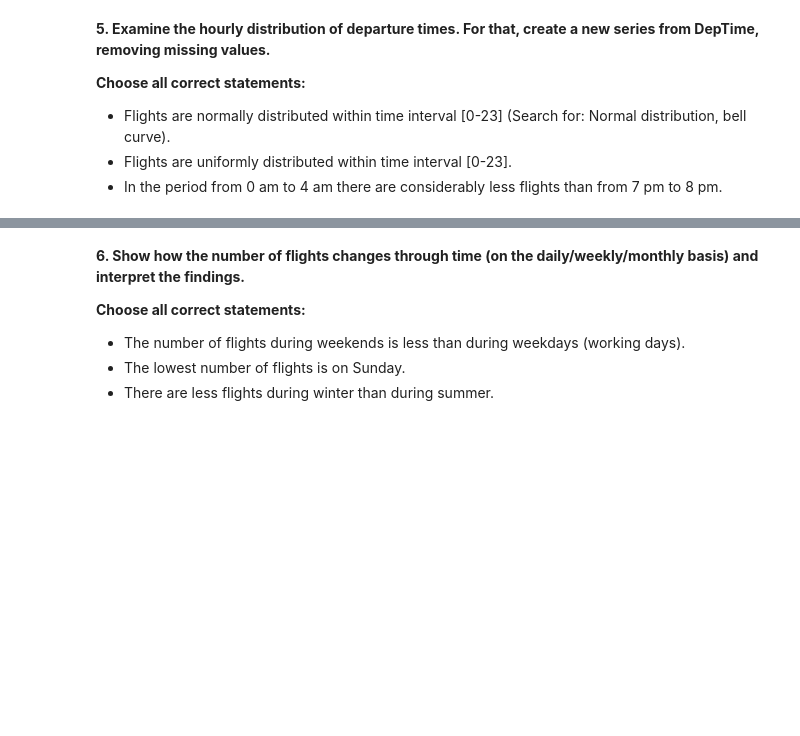
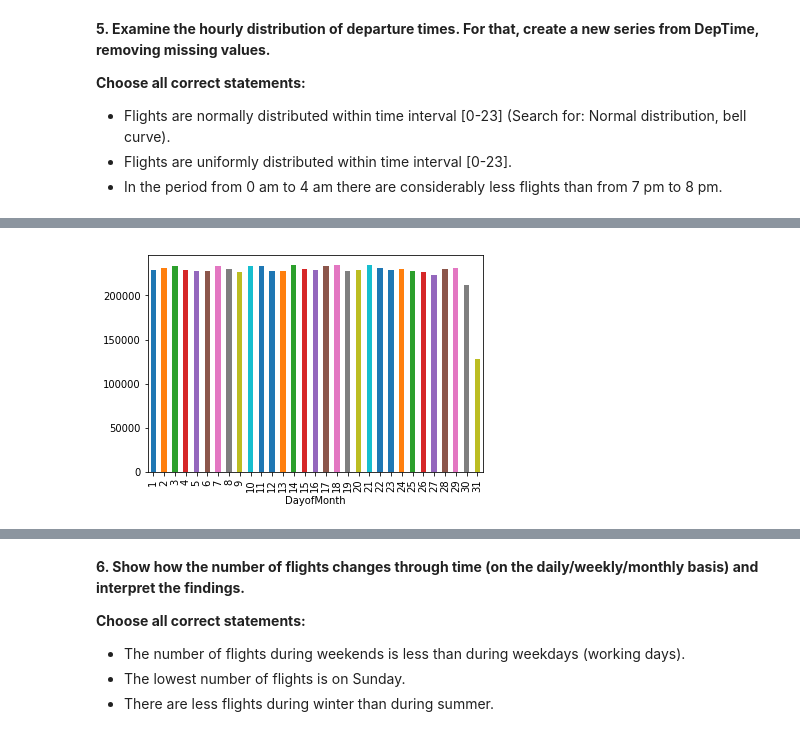
Before and after one commit to nikitin239/mlcourse.ai, a Jupyter notebook: jupyter_english/assignments_fall2018/assignment2_USA_flights.ipynb, the cells around one changed output, grey strips where cells are left out. Cells and saved outputs as stored; diff of their text form; code cells hidden in the pictures; blank space fills up the shorter version.

```diff
--- a/jupyter_english/assignments_fall2018/assignment2_USA_flights.ipynb
+++ b/jupyter_english/assignments_fall2018/assignment2_USA_flights.ipynb
@@ -278,0 +433,4 @@ num_flights_by_date.rolling(window=7).mean().plot();
+# %%
+flights_df.groupby(['DayofMonth']).size().plot(kind='bar');
+# %% [output]
+[figure, added]
```
Also changed, not shown: parts of 51 cells of this notebook.
